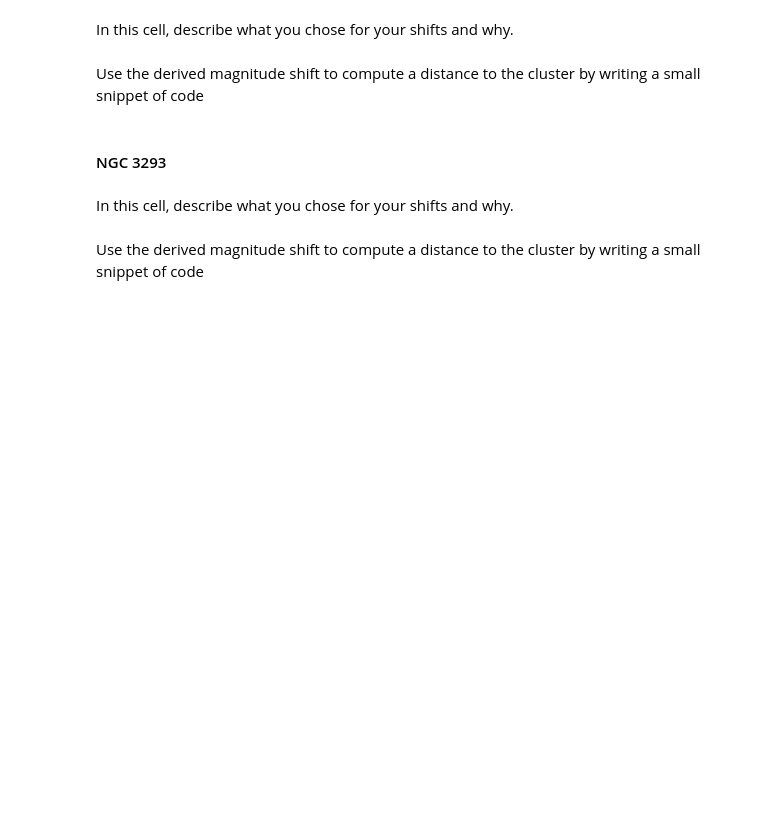
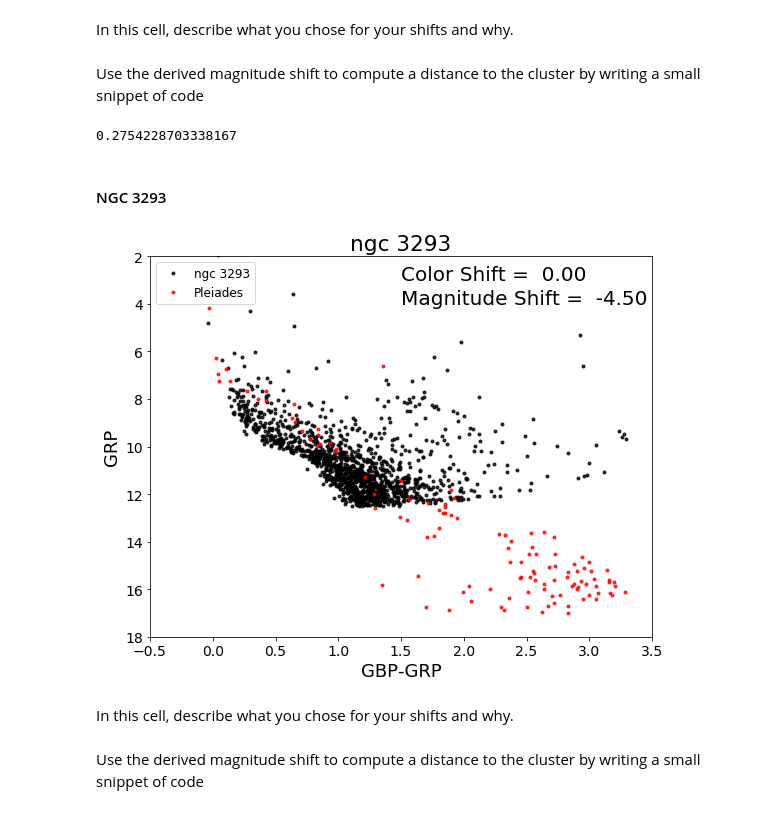
Before and after one commit to sharongary/ASTR596-HW2, a Jupyter notebook: cluster_plot_student.ipynb, the cells around one changed output. Saved outputs shown, nothing was run; the diff lists cells and outputs as text; code cells hidden in the pictures; blank space fills up the shorter version.

```diff
--- a/cluster_plot_student.ipynb
+++ b/cluster_plot_student.ipynb
@@ -91,16 +103,20 @@ Use the derived magnitude shift to compute a distance to the cluster by writing
 #To print a value you need to write "print(value)"
 # *******
 # enter your calculated shift here
-shift_ngc6231 =
+shift_ngc6231 = -2.8
 
 # Assuming the distance to M45 is 130pc write an code expression that converts your shift into the ratio of the distances
 #the Pleiades to this cluster
-dist_ratio_ngc6231 =
+dist_ratio_ngc6231 = 10 ** ((shift_ngc6231) / 5)
 print(dist_ratio_ngc6231)
+# %% [output]
+0.2754228703338167
 # %% [markdown]
 #### NGC 3293
 # %%
-cp.cmdplot(clustname='NGC 3293',magshift=0.0,colshift=0.0)
+cp.cmdplot(clustname='ngc 3293',magshift=-4.5,colshift=0.0)
+# %% [output]
+[figure, added]
 # %% [markdown]
 In this cell, describe what you chose for your shifts and why.
 # %% [markdown]
```
Also changed, not shown: parts of 9 cells of this notebook.
